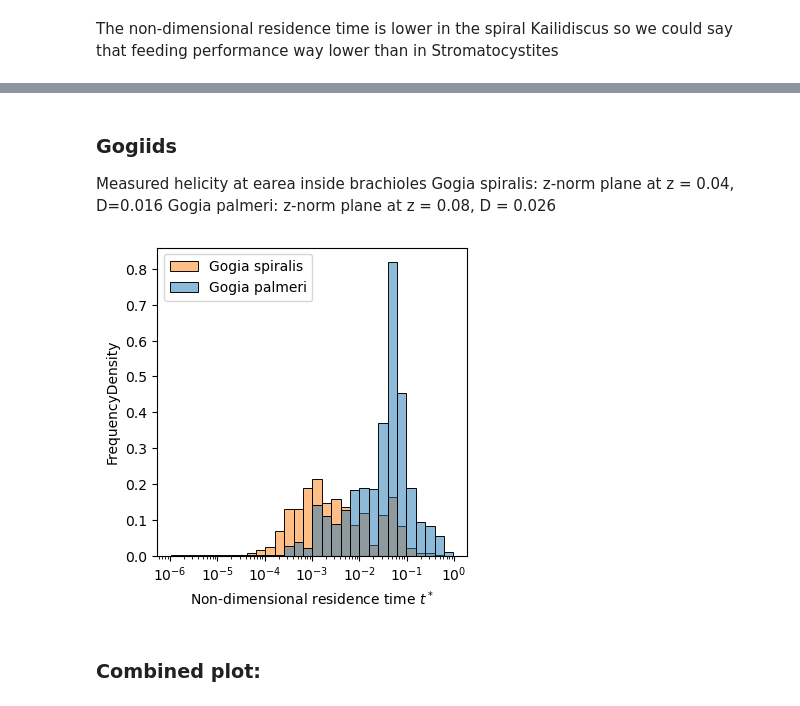
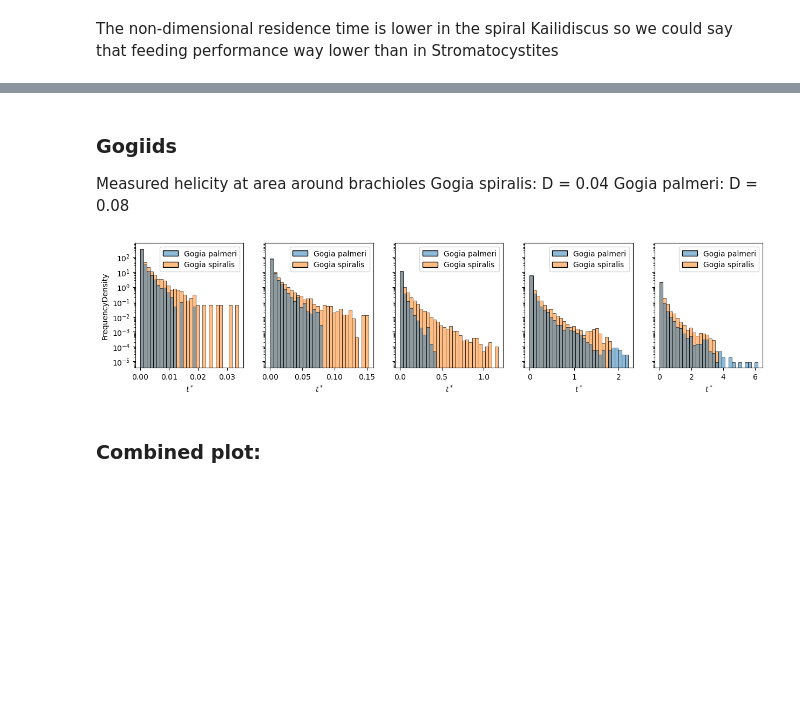
Before and after one commit to jwm212/spirals, a Jupyter notebook: analysis/residence_time.ipynb, the cells around one changed output, grey strips where cells are left out. Drawn from its saved outputs; the diff is of its cells as text; code cells hidden in the pictures; blank space fills up the shorter version.

```diff
--- a/analysis/residence_time.ipynb
+++ b/analysis/residence_time.ipynb
@@ -122,6 +212,6 @@ plt.savefig('figures/non_dim_res_time_helicos.pdf', dpi=300, bbox_inches='tight'
 # %% [markdown]
 ### Gogiids
-Measured helicity at earea inside brachioles
-Gogia spiralis: z-norm plane at z = 0.04, D=0.016
-Gogia palmeri: z-norm plane at z = 0.08, D = 0.026
+Measured helicity at area around brachioles
+Gogia spiralis: D = 0.04
+Gogia palmeri: D = 0.08
 # %%
@@ -131,24 +240,25 @@ gogiid_data = {'Gogia spiralis': np.abs(gogia_spiralis_t), 'Gogia palmeri': np.a
 # %%
-fig, ax = plt.subplots(figsize=(4, 4))
-sns.histplot(data=gogiid_data,
-            stat='density',
-            common_norm=True,
-            #multiple='stack',
-            bins=30,
-            ax=ax,
-            log_scale=True,
-            #kde=True
-            )
-#ax.set_yscale('log')
-ax.set_xlabel('Non-dimensional residence time 'r'$t^*$')
-ax.set_ylabel('FrequencyDensity')
-
-
-
-ax.legend(gogiid_data)
-plt.savefig('figures/non_dim_res_time_gogiids.pdf', dpi=300, bbox_inches='tight')
+fig, axs = plt.subplots(1, 5, figsize=(15, 3), sharey=True)
+for i in range(5):
+    sns.histplot(data=gogia_data[i],
+                stat='density',
+                common_norm=True,
+                #multiple='dodge',
+                bins=30,
+                #ax=ax#,
+                #log_scale=True,
+                #kde=True,
+                ax = axs[i]
+                )
+    axs[i].set_yscale('log')
+    axs[i].set_xlabel(r'$t^*$')
+    axs[i].set_ylabel('FrequencyDensity')
+    #axs[i].set_ylim(1E-4, 1E3)
+    #axs[i].set_xlim(0,3)
+#axs[4].set_xlim(0,25)
+plt.savefig('tstar_gogia.pdf', bbox_inches='tight')
 # %% [output]
-[figure, old version]
+[figure, new version]
 # %% [markdown]
 ### Combined plot:
 # %%
```
Also changed, not shown: parts of 10 cells of this notebook.
